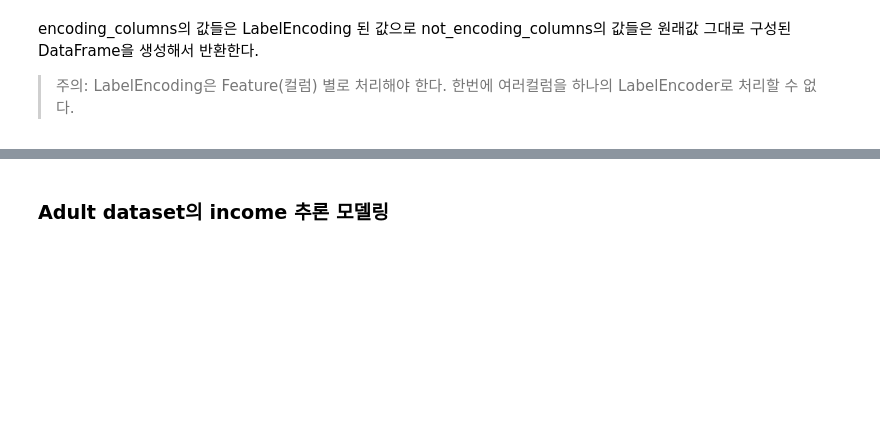
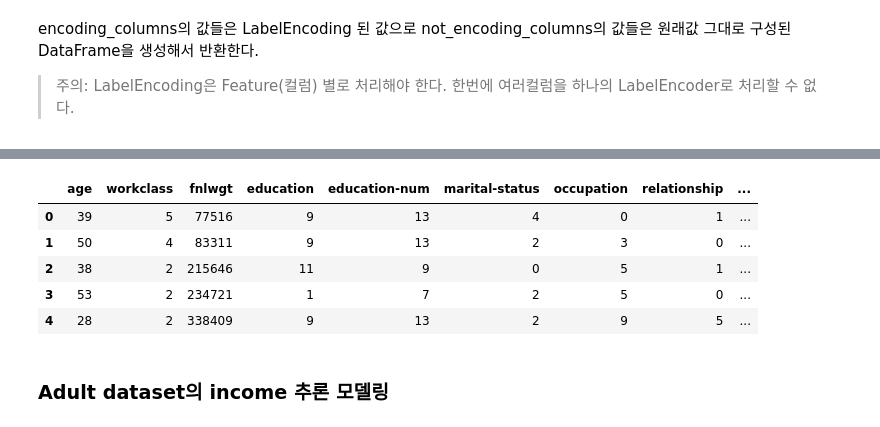
Before and after one commit to LeeJUHO127/DA-35, a Jupyter notebook: 07_machine_learning/04_데이터_전처리.ipynb, the cells around one changed output, grey strips where cells are left out. Cells and saved outputs as stored; diff of their text form; code cells hidden in the pictures; blank space fills up the shorter version.

```diff
--- a/07_machine_learning/04_데이터_전처리.ipynb
+++ b/07_machine_learning/04_데이터_전처리.ipynb
@@ -188,3 +246,5 @@ encoding_columns의 값들은 LabelEncoding 된 값으로 not_encoding_columns
 # %%
 encoding_columns = ['workclass','education','marital-status', 'occupation','relationship','race','gender','native-country', 'income']
 not_encoding_columns = ['age','fnlwgt', 'education-num','capital-gain','capital-loss','hours-per-week']
+# %%
+df = adult_df.copy()
@@ -190,0 +253,8 @@ not_encoding_columns = ['age','fnlwgt', 'education-num','capital-gain','capital-
+# %%
+## scikit learn의 LabelEncoder는 컬럼 단위로 처리
+from sklearn.preprocessing import LabelEncoder
+le_dict = {}
+for col in encoding_columns:
+    le = LabelEncoder()
+    df[col] = le.fit_transform(df[col])
+    le_dict[col] = le
@@ -191,3 +270,12 @@ not_encoding_columns = ['age','fnlwgt', 'education-num','capital-gain','capital-
+# %%
+df.head()
+# %% [output]
+|  | age | workclass | fnlwgt | education | education-num | marital-status | occupation | relationship | ... |
+| 0 | 39 | 5 | 77516 | 9 | 13 | 4 | 0 | 1 | ... |
+| 1 | 50 | 4 | 83311 | 9 | 13 | 2 | 3 | 0 | ... |
+| 2 | 38 | 2 | 215646 | 11 | 9 | 0 | 5 | 1 | ... |
+| 3 | 53 | 2 | 234721 | 1 | 7 | 2 | 5 | 0 | ... |
+| 4 | 28 | 2 | 338409 | 9 | 13 | 2 | 9 | 5 | ... |
 # %% [markdown]
 ### Adult dataset의 income 추론 모델링
 # %% [markdown]
```
Also changed, not shown: parts of 13 cells of this notebook.
